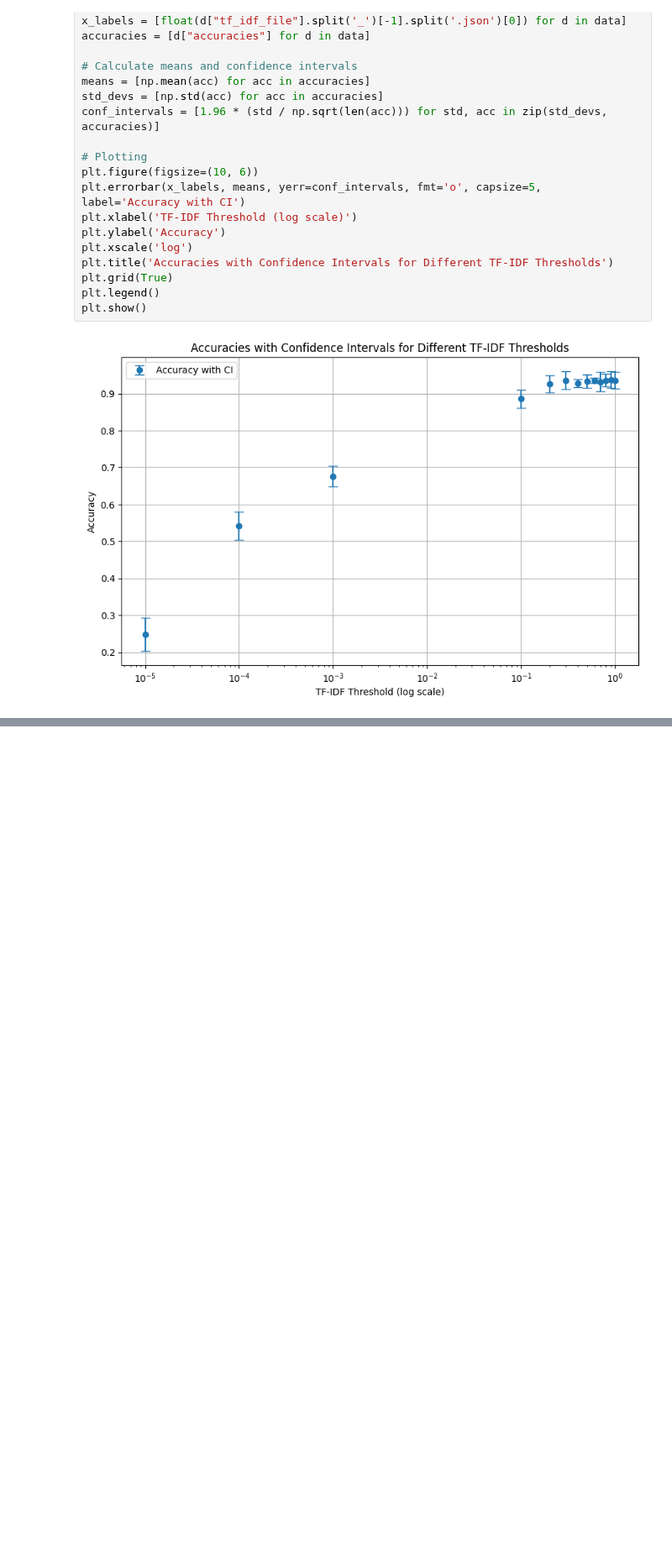
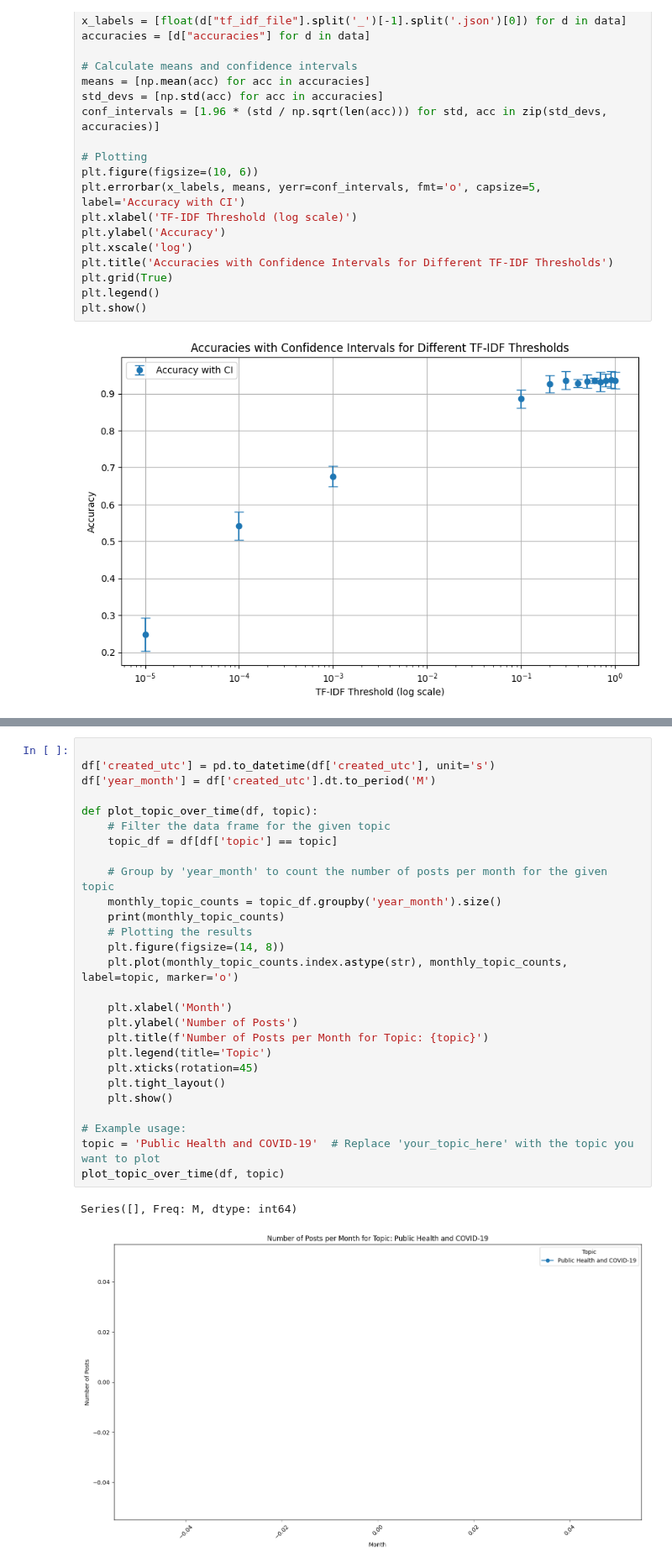
Before and after one commit to stefanoviel/RedditPolarization, a Jupyter notebook: notebooks/result_analysis.ipynb, the cells around one changed output, grey strips where cells are left out. Shown at 84% size. Saved outputs shown, nothing was run; the diff lists cells and outputs as text; blank space fills up the shorter version.

```diff
--- a/notebooks/result_analysis.ipynb
+++ b/notebooks/result_analysis.ipynb
@@ -377,0 +427,30 @@ plt.show()
+# %%
+
+df['created_utc'] = pd.to_datetime(df['created_utc'], unit='s')
+df['year_month'] = df['created_utc'].dt.to_period('M')
+
+def plot_topic_over_time(df, topic):
+    # Filter the data frame for the given topic
+    topic_df = df[df['topic'] == topic]
+
+    # Group by 'year_month' to count the number of posts per month for the given topic
+    monthly_topic_counts = topic_df.groupby('year_month').size()
+    print(monthly_topic_counts)
+    # Plotting the results
+    plt.figure(figsize=(14, 8))
+    plt.plot(monthly_topic_counts.index.astype(str), monthly_topic_counts, label=topic, marker='o')
+
+    plt.xlabel('Month')
+    plt.ylabel('Number of Posts')
+    plt.title(f'Number of Posts per Month for Topic: {topic}')
+    plt.legend(title='Topic')
+    plt.xticks(rotation=45)
+    plt.tight_layout()
+    plt.show()
+
+# Example usage:
+topic = 'Public Health and COVID-19'  # Replace 'your_topic_here' with the topic you want to plot
+plot_topic_over_time(df, topic)
+# %% [output]
+Series([], Freq: M, dtype: int64)
+[figure, added]
```
Also changed, not shown: parts of 7 cells of this notebook, 3 other files.
